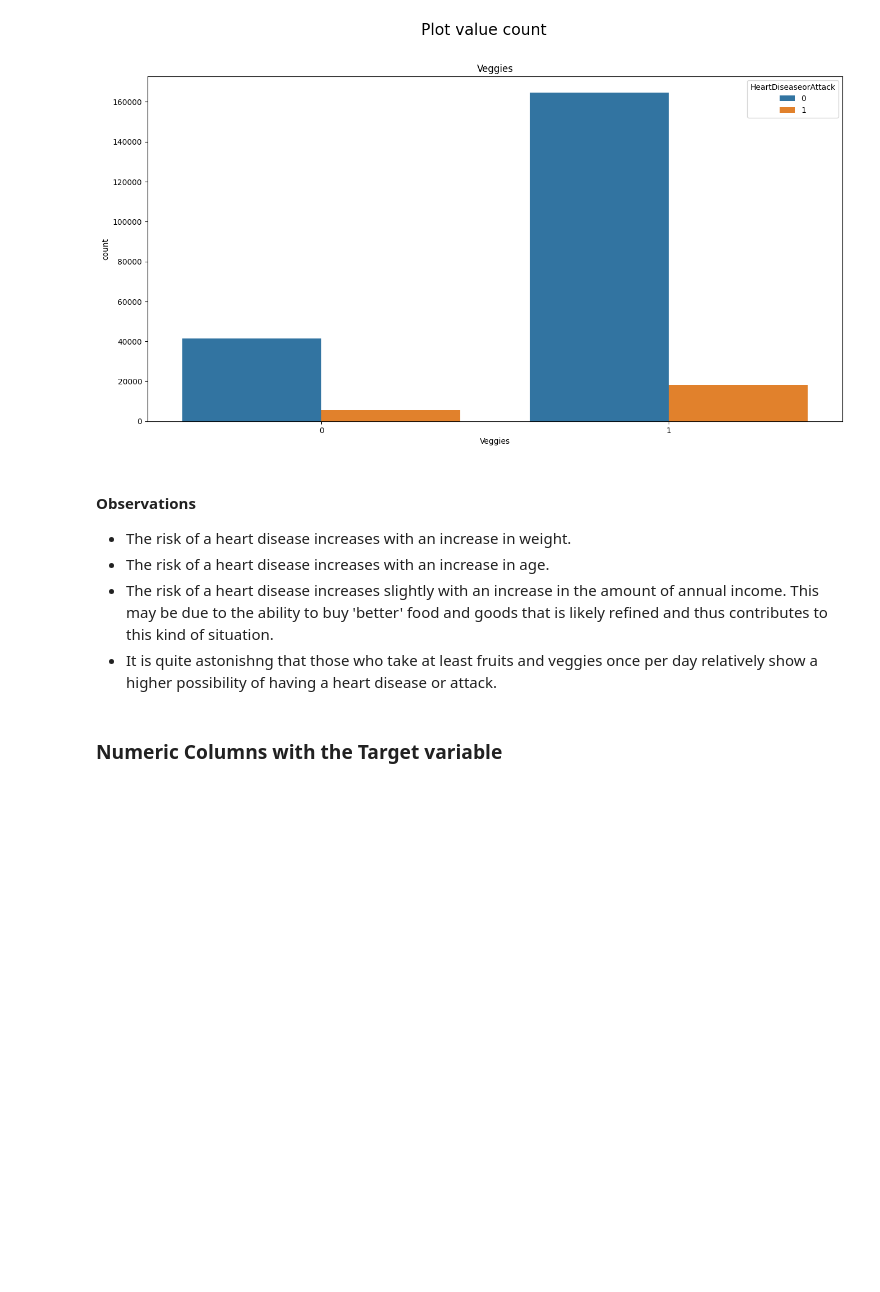
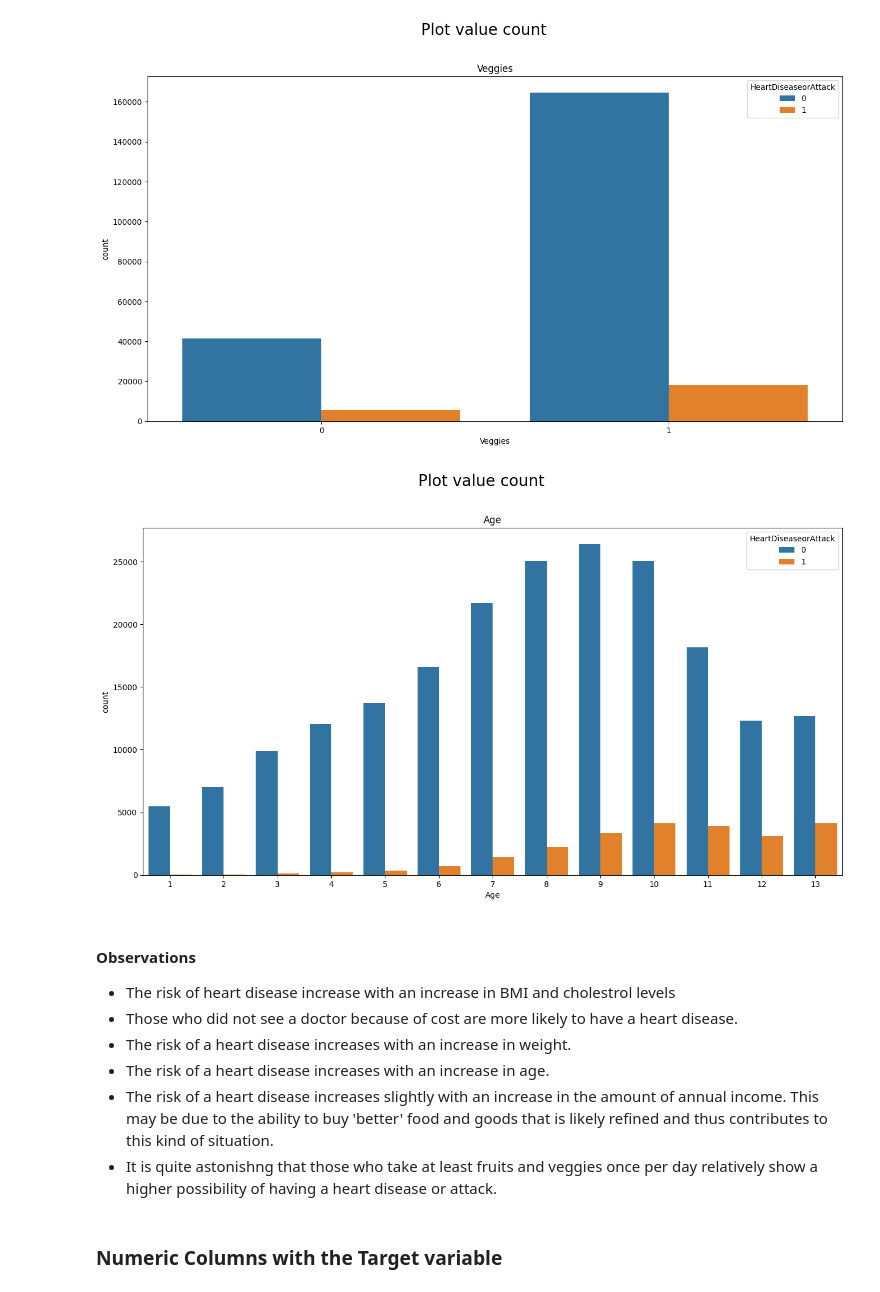
Before and after one commit to teofizzy/heart_disease_or_attack_prediction, a Jupyter notebook: heart_disease_project.ipynb, the cells around one changed output. Cells and saved outputs as stored; diff of their text form; code cells hidden in the pictures; blank space fills up the shorter version.

```diff
--- a/heart_disease_project.ipynb
+++ b/heart_disease_project.ipynb
@@ -572,8 +572,15 @@ for item in diet:
 # %% [output]
 [figure]
 [figure]
+# %%
+# Age
+draw_counts(heart_data, 'Age', 'HeartDiseaseorAttack')
+# %% [output]
+[figure, added]
 # %% [markdown]
 #### Observations
+* The risk of heart disease increase with an increase in BMI and cholestrol levels
+* Those who did not see a doctor because of cost are more likely to have a heart disease.
 * The risk of a heart disease increases with an increase in weight.
 * The risk of a heart disease increases with an increase in age.
 * The risk of a heart disease increases slightly with an increase in the amount of annual income. This may be due to the ability to buy 'better' food and goods that is likely refined and thus contributes to this kind of situation.
```
Also changed, not shown: 1 other file.
